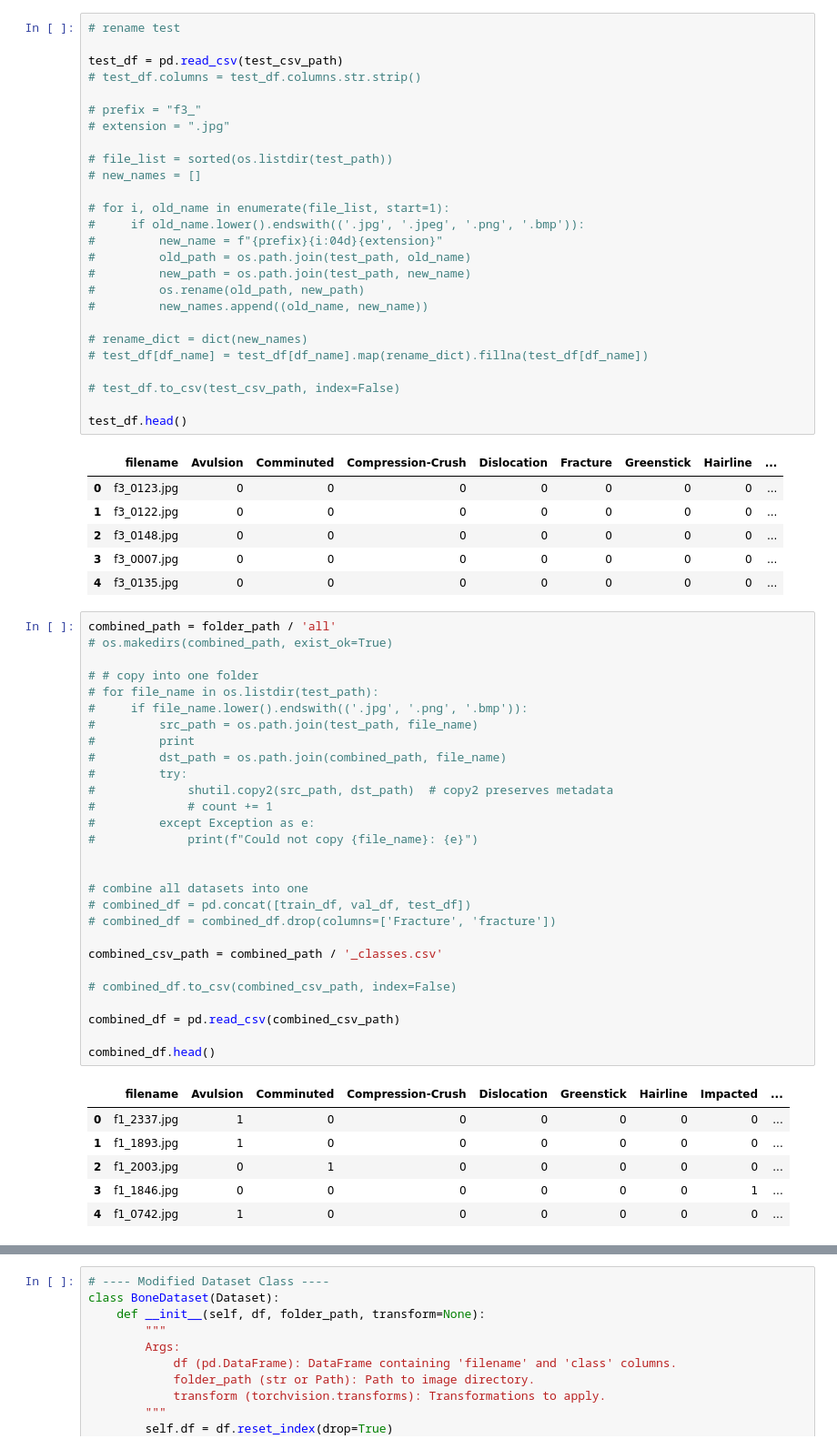
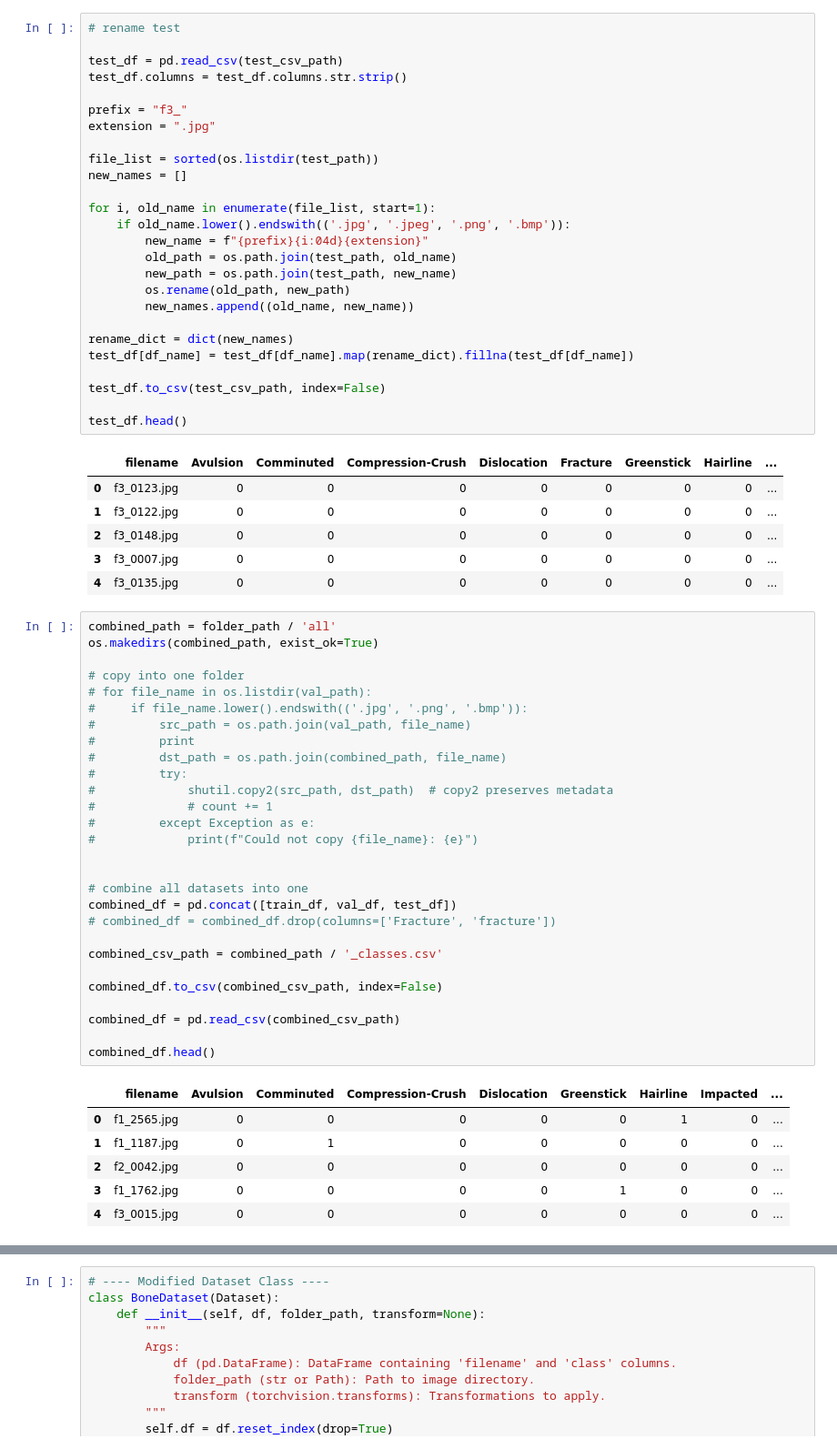
Before and after one commit to tosht0sh/bone_fracture_detection, a Jupyter notebook: main.ipynb, the cells around one changed output, grey strips where cells are left out. Shown at 91% size. Cells and saved outputs as stored; diff of their text form.

```diff
--- a/main.ipynb
+++ b/main.ipynb
@@ -141,26 +190,26 @@ val_df.head()
 # rename test
 
 test_df = pd.read_csv(test_csv_path)
-# test_df.columns = test_df.columns.str.strip()
+test_df.columns = test_df.columns.str.strip()
 
-# prefix = "f3_"
-# extension = ".jpg"
+prefix = "f3_"
+extension = ".jpg"
 
-# file_list = sorted(os.listdir(test_path))
-# new_names = []
+file_list = sorted(os.listdir(test_path))
+new_names = []
 
-# for i, old_name in enumerate(file_list, start=1):
-#     if old_name.lower().endswith(('.jpg', '.jpeg', '.png', '.bmp')):
-#         new_name = f"{prefix}{i:04d}{extension}"
-#         old_path = os.path.join(test_path, old_name)
-#         new_path = os.path.join(test_path, new_name)
-#         os.rename(old_path, new_path)
-#         new_names.append((old_name, new_name))
+for i, old_name in enumerate(file_list, start=1):
+    if old_name.lower().endswith(('.jpg', '.jpeg', '.png', '.bmp')):
+        new_name = f"{prefix}{i:04d}{extension}"
+        old_path = os.path.join(test_path, old_name)
+        new_path = os.path.join(test_path, new_name)
+        os.rename(old_path, new_path)
+        new_names.append((old_name, new_name))
 
-# rename_dict = dict(new_names)
-# test_df[df_name] = test_df[df_name].map(rename_dict).fillna(test_df[df_name])
+rename_dict = dict(new_names)
+test_df[df_name] = test_df[df_name].map(rename_dict).fillna(test_df[df_name])
 
-# test_df.to_csv(test_csv_path, index=False)
+test_df.to_csv(test_csv_path, index=False)
 
 test_df.head()
 # %% [output]
@@ -172,39 +221,39 @@ test_df.head()
 | 4 | f3_0135.jpg | 0 | 0 | 0 | 0 | 0 | 0 | 0 | ... |
 # %%
 combined_path = folder_path / 'all'
-# os.makedirs(combined_path, exist_ok=True)
+os.makedirs(combined_path, exist_ok=True)
 
-# # copy into one folder
-# for file_name in os.listdir(test_path):
+# copy into one folder
+# for file_name in os.listdir(val_path):
 #     if file_name.lower().endswith(('.jpg', '.png', '.bmp')):
-#         src_path = os.path.join(test_path, file_name)
+#         src_path = os.path.join(val_path, file_name)
 #         print
 #         dst_path = os.path.join(combined_path, file_name)
 #         try:
 #             shutil.copy2(src_path, dst_path)  # copy2 preserves metadata
 #             # count += 1
 #         except Exception as e:
 #             print(f"Could not copy {file_name}: {e}")
 
 
 # combine all datasets into one
-# combined_df = pd.concat([train_df, val_df, test_df])
+combined_df = pd.concat([train_df, val_df, test_df])
 # combined_df = combined_df.drop(columns=['Fracture', 'fracture'])
 
 combined_csv_path = combined_path / '_classes.csv'
 
-# combined_df.to_csv(combined_csv_path, index=False)
+combined_df.to_csv(combined_csv_path, index=False)
 
 combined_df = pd.read_csv(combined_csv_path)
 
 combined_df.head()
 # %% [output]
 |  | filename | Avulsion | Comminuted | Compression-Crush | Dislocation | Greenstick | Hairline | Impacted | ... |
-| 0 | f1_2337.jpg | 1 | 0 | 0 | 0 | 0 | 0 | 0 | ... |
-| 1 | f1_1893.jpg | 1 | 0 | 0 | 0 | 0 | 0 | 0 | ... |
-| 2 | f1_2003.jpg | 0 | 1 | 0 | 0 | 0 | 0 | 0 | ... |
-| 3 | f1_1846.jpg | 0 | 0 | 0 | 0 | 0 | 0 | 1 | ... |
-| 4 | f1_0742.jpg | 1 | 0 | 0 | 0 | 0 | 0 | 0 | ... |
+| 0 | f1_2565.jpg | 0 | 0 | 0 | 0 | 0 | 1 | 0 | ... |
+| 1 | f1_1187.jpg | 0 | 1 | 0 | 0 | 0 | 0 | 0 | ... |
+| 2 | f2_0042.jpg | 0 | 0 | 0 | 0 | 0 | 0 | 0 | ... |
+| 3 | f1_1762.jpg | 0 | 0 | 0 | 0 | 1 | 0 | 0 | ... |
+| 4 | f3_0015.jpg | 0 | 0 | 0 | 0 | 0 | 0 | 0 | ... |
 # %%
 class_columns = [col for col in combined_df.columns if col != 'filename']
 
```
Also changed, not shown: parts of 12 cells of this notebook.
